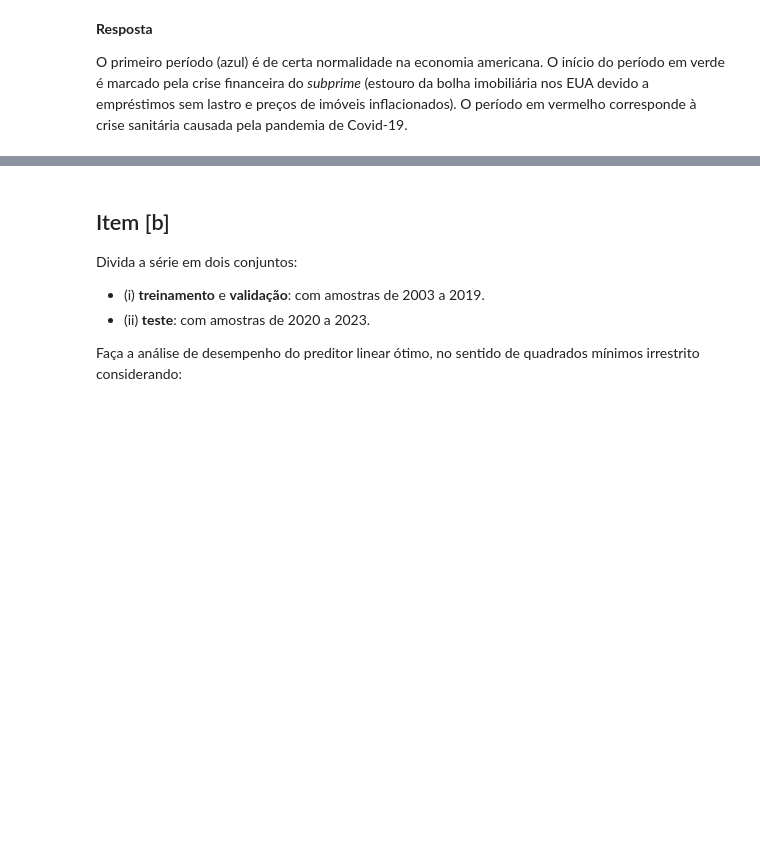
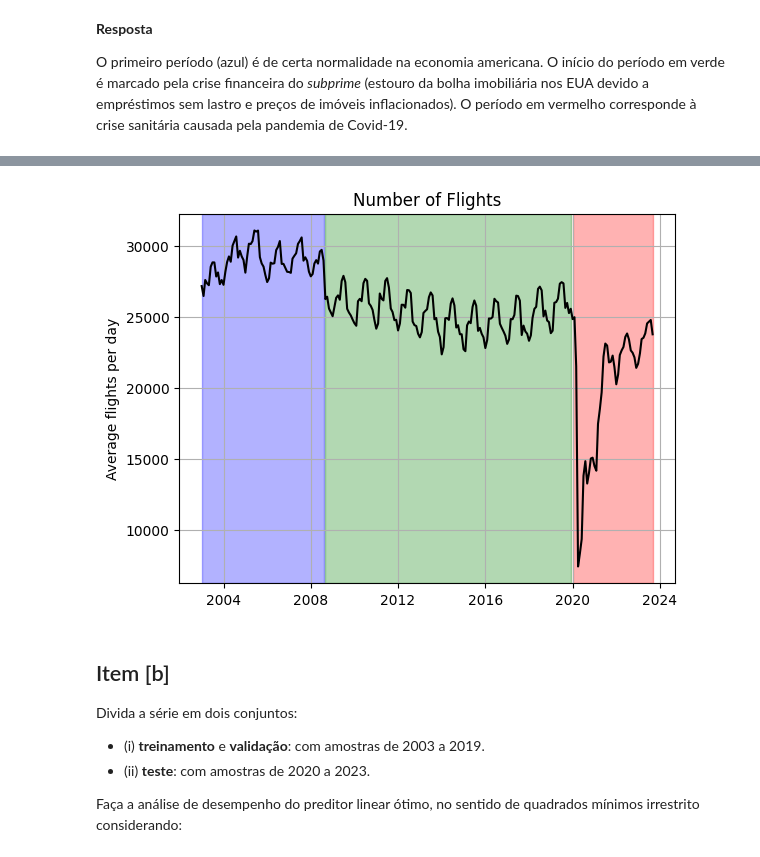
Before and after one commit to TiagoCAAmorim/machine_learning, a Jupyter notebook: Lista01/Lista01.ipynb, the cells around one changed output, grey strips where cells are left out. Drawn from its saved outputs; the diff is of its cells as text; code cells hidden in the pictures; blank space fills up the shorter version.

```diff
--- a/Lista01/Lista01.ipynb
+++ b/Lista01/Lista01.ipynb
@@ -179,3 +160,18 @@ O primeiro período (azul) é de certa normalidade na economia americana. O iní
+# %%
+plt.plot(df_original['Flt_per_day'],
+         color='black', linestyle='-', marker='',
+         label='Total')
+
+plt.axvspan(date_regions[0][0], date_regions[0][1], color='blue', alpha=0.3)
+plt.axvspan(date_regions[1][0], date_regions[1][1], color='green', alpha=0.3)
+plt.axvspan(date_regions[2][0], date_regions[2][1], color='red', alpha=0.3)
+
+plt.ylabel('Average flights per day')
+plt.title('Number of Flights')
+plt.grid(True)
+plt.show()
+# %% [output]
+[figure, added]
 # %% [markdown]
 ## Item [b]
 
```
Also changed, not shown: parts of 27 cells of this notebook, 2 other files.
